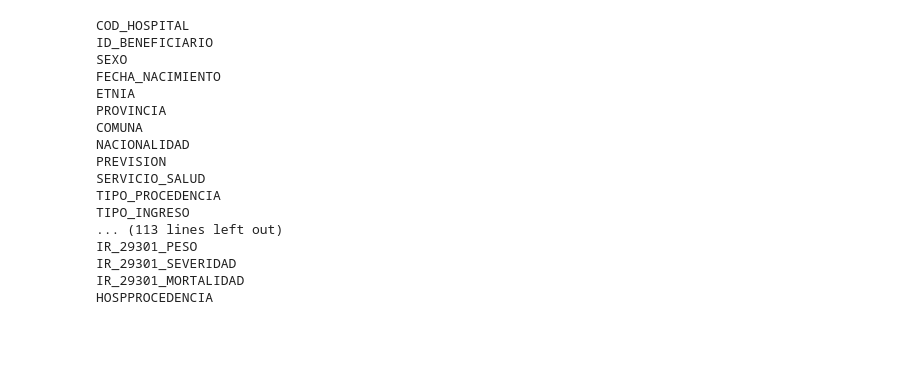
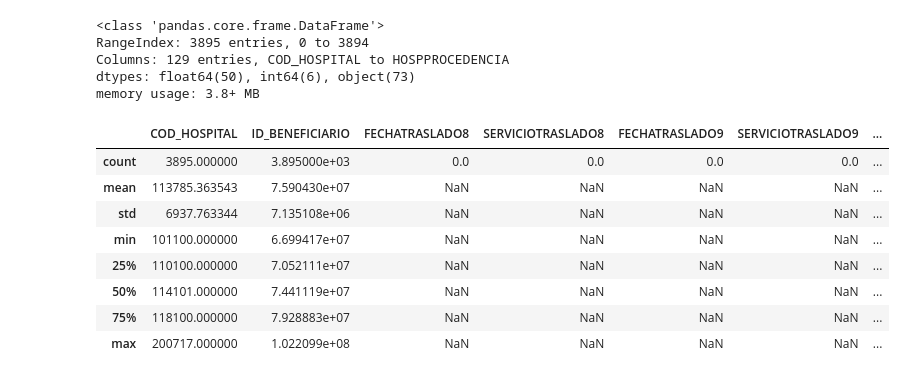
Before and after one commit to adrianespinoza1998/laboratorio_3_udd, a Jupyter notebook: notebooks/data_quality_report.ipynb, the cells around one changed output. Saved outputs shown, nothing was run; the diff lists cells and outputs as text; code cells hidden in the pictures; blank space fills up the shorter version.

```diff
--- a/notebooks/data_quality_report.ipynb
+++ b/notebooks/data_quality_report.ipynb
@@ -4,10 +4,10 @@ import numpy as np
 import matplotlib.pyplot as plt
 import seaborn as sns
 
-pd.set_option("display.max_columns", 120)
+pd.set_option("display.max_columns", 130)
 pd.set_option("display.width", 140)
 
-#Se lee dataset con solo los casos de cancer de origen desconocido
+#Se lee dataset con solo los casos de cancer de origen desconocido en diagnostico primario
 
 df = pd.read_csv("../data/raw/df_cup_primary.csv")
 
@@ -23,21 +31,21 @@ df.head()
 # %%
-for col in df.columns:
-    print(col)
+df.info()
 # %% [output]
-COD_HOSPITAL
-ID_BENEFICIARIO
-SEXO
-FECHA_NACIMIENTO
-ETNIA
-PROVINCIA
-COMUNA
-NACIONALIDAD
-PREVISION
-SERVICIO_SALUD
-TIPO_PROCEDENCIA
-TIPO_INGRESO
-... (113 lines left out)
-IR_29301_PESO
-IR_29301_SEVERIDAD
-IR_29301_MORTALIDAD
-HOSPPROCEDENCIA
+<class 'pandas.core.frame.DataFrame'>
+RangeIndex: 3895 entries, 0 to 3894
+Columns: 129 entries, COD_HOSPITAL to HOSPPROCEDENCIA
+dtypes: float64(50), int64(6), object(73)
+memory usage: 3.8+ MB
+# %%
+#df.describe(include="all").T
+df.describe()
+# %% [output]
+|  | COD_HOSPITAL | ID_BENEFICIARIO | FECHATRASLADO8 | SERVICIOTRASLADO8 | FECHATRASLADO9 | SERVICIOTRASLADO9 | ... |
+| count | 3895.000000 | 3.895000e+03 | 0.0 | 0.0 | 0.0 | 0.0 | ... |
+| mean | 113785.363543 | 7.590430e+07 | NaN | NaN | NaN | NaN | ... |
+| std | 6937.763344 | 7.135108e+06 | NaN | NaN | NaN | NaN | ... |
+| min | 101100.000000 | 6.699417e+07 | NaN | NaN | NaN | NaN | ... |
+| 25% | 110100.000000 | 7.052111e+07 | NaN | NaN | NaN | NaN | ... |
+| 50% | 114101.000000 | 7.441119e+07 | NaN | NaN | NaN | NaN | ... |
+| 75% | 118100.000000 | 7.928883e+07 | NaN | NaN | NaN | NaN | ... |
+| max | 200717.000000 | 1.022099e+08 | NaN | NaN | NaN | NaN | ... |
```
Also changed, not shown: parts of 7 cells of this notebook.
